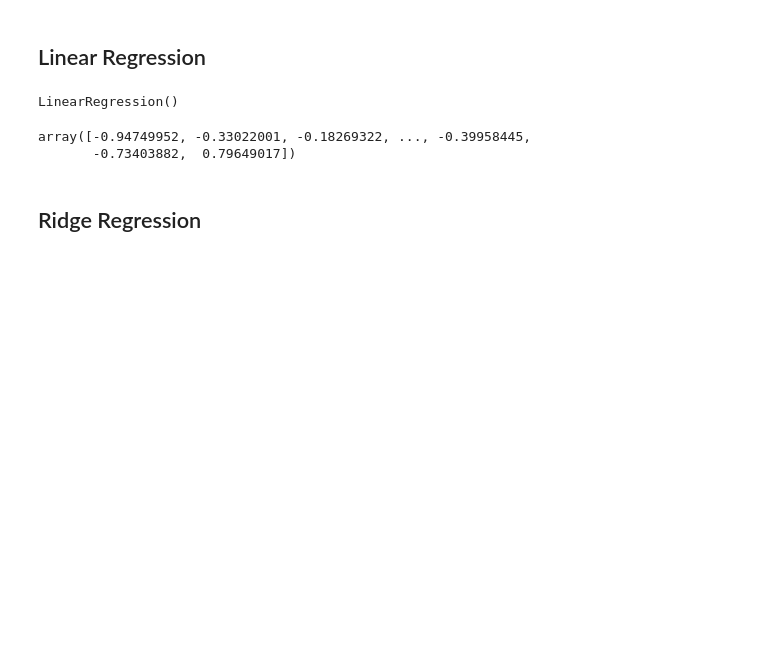
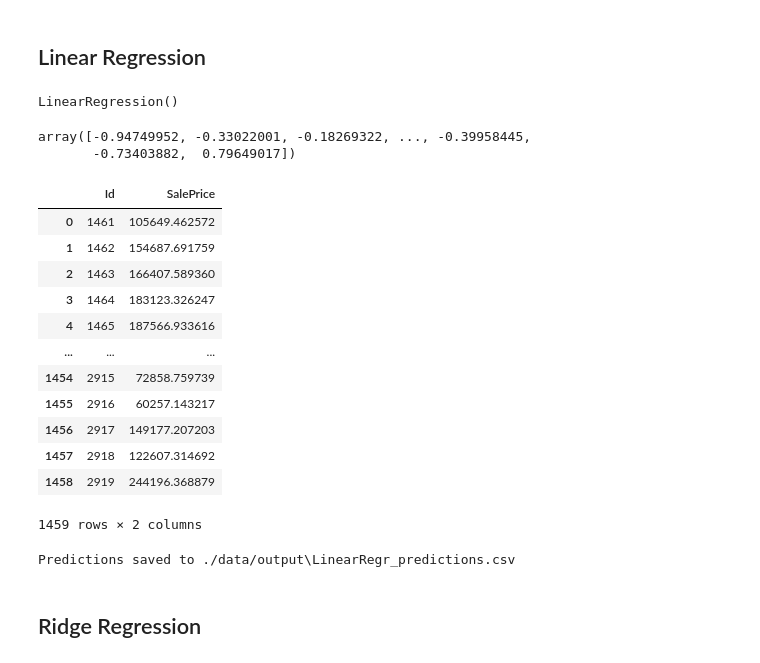
Before and after one commit to hieunguyen-cyber/Advanced_Regression, a Jupyter notebook: notebooks/Regression_NQD.ipynb, the cells around one changed output. Cells and saved outputs as stored; diff of their text form; code cells hidden in the pictures; blank space fills up the shorter version.

```diff
--- a/notebooks/Regression_NQD.ipynb
+++ b/notebooks/Regression_NQD.ipynb
@@ -46,2 +50,6 @@ test = testdf.drop(columns = ['Id'])
+# %%
+raw = pd.read_csv('../data/raw/train.csv') #Đọc dữ liệu từ tập huấn luyện gốc
+mean = raw['SalePrice'].mean() #Giá trị trung bình của SalePrice
+std = raw['SalePrice'].std() #Độ lệch chuẩn của SalePrice
 # %% [markdown]
 ## Linear Regression
@@ -52,8 +59,28 @@ LinearRegr = LinearRegression()
 LinearRegr.fit(features, labels)
 # %% [output]
 LinearRegression()
-# %%
-LinearRegr.predict(test)
-# %% [output]
-array([-0.94749952, -0.33022001, -0.18269322, ..., -0.39958445,
-       -0.73403882,  0.79649017])
+# %%
+LinearRegr.predict(test) #Dự đoán kết quả, tuy nhiên đây không phải SalePrice thật sự
+# %% [output]
+array([-0.94749952, -0.33022001, -0.18269322, ..., -0.39958445,
+       -0.73403882,  0.79649017])
+# %%
+#Tạo dataframe với hàm apply cho từng phần tử của Predict(test) thành SalePrice thật sự
+SalePrice1 = pd.DataFrame(LinearRegr.predict(test), columns = ['SalePrice']).apply(lambda x: x*std + mean)
+# %%
+Id1 = pd.DataFrame(testdf['Id']) #Tạo dataframe cho Id
+output = pd.concat([Id1, SalePrice1], axis = 1) #Kết hợp 2 dataframe
+# %% [output]
+|  | Id | SalePrice |
+| 0 | 1461 | 105649.462572 |
+| 1 | 1462 | 154687.691759 |
+| 2 | 1463 | 166407.589360 |
+| 3 | 1464 | 183123.326247 |
+| 4 | 1465 | 187566.933616 |
+| ... | ... | ... |
+| 1454 | 2915 | 72858.759739 |
+| 1455 | 2916 | 60257.143217 |
+| 1456 | 2917 | 149177.207203 |
+| 1457 | 2918 | 122607.314692 |
+| 1458 | 2919 | 244196.368879 |
+1459 rows × 2 columns
@@ -60,2 +93,6 @@ array([-0.94749952, -0.33022001, -0.18269322, ..., -0.39958445,
+# %%
+print(f"Predictions saved to {output_filepath}")
+# %% [output]
+Predictions saved to ./data/output\LinearRegr_predictions.csv
 # %% [markdown]
 ## Ridge Regression
```
Also changed, not shown: parts of 15 cells of this notebook.
